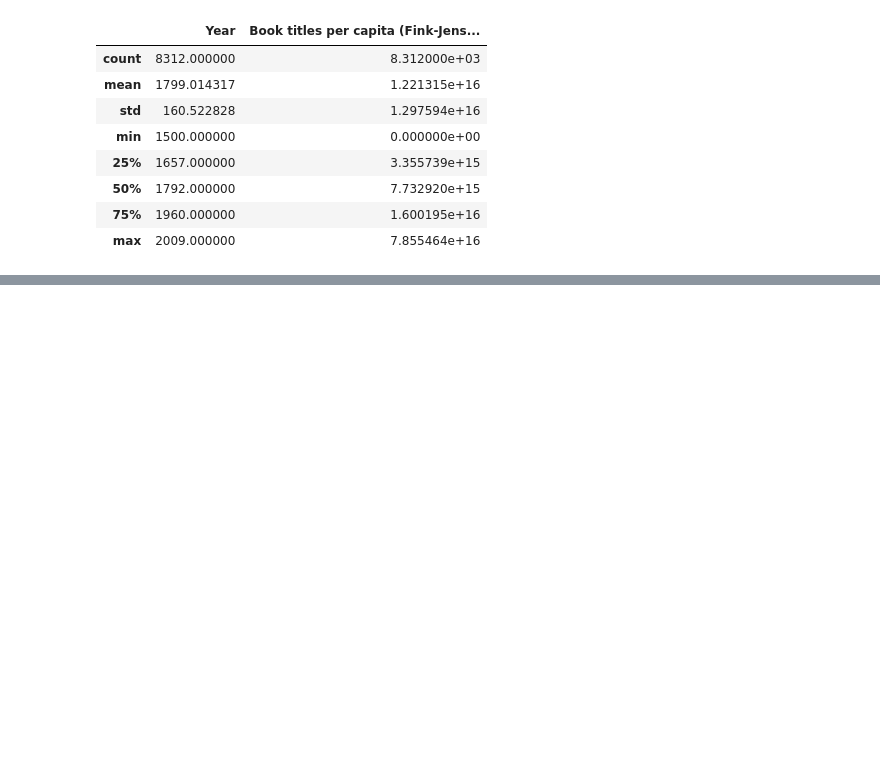
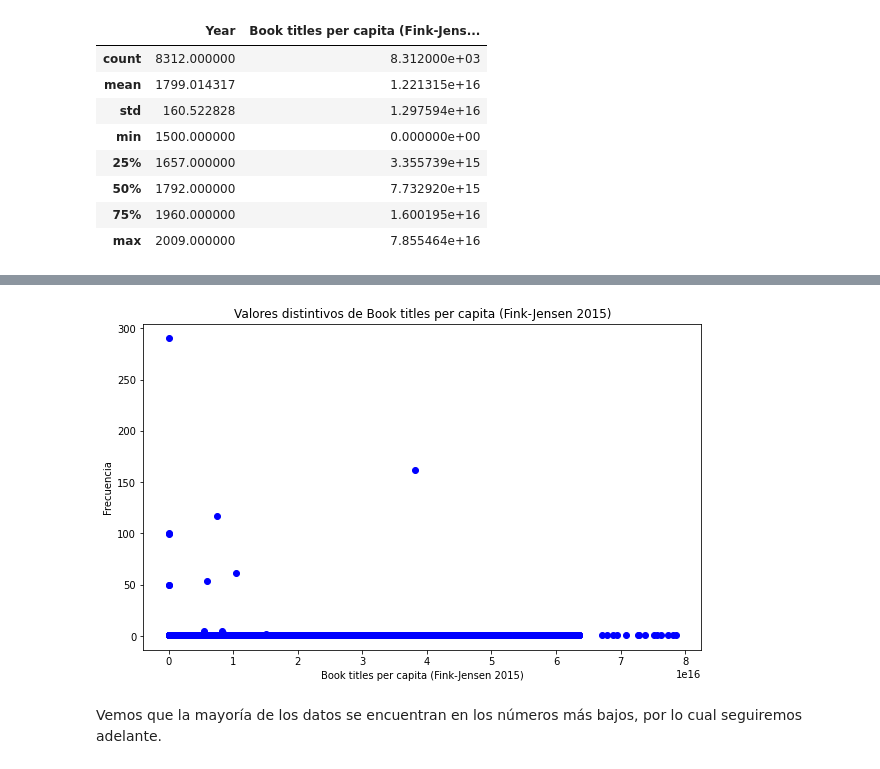
Before and after one commit to mariosanchez5/Limpieza-y-Transformacion-de-datos---Varios, a Jupyter notebook: Libros_Pais.ipynb, the cells around one changed output, grey strips where cells are left out. Saved outputs shown, nothing was run; the diff lists cells and outputs as text; code cells hidden in the pictures; blank space fills up the shorter version.

```diff
--- a/Libros_Pais.ipynb
+++ b/Libros_Pais.ipynb
@@ -94,0 +131,15 @@ Sin embargo para la columna Book titles per capita (Fink-Jensen 2015), el maximo
+# %%
+# Obtenemos los valores únicos y su frecuencia
+valores_unicos = df['Book titles per capita (Fink-Jensen 2015)'].value_counts().sort_index()
+
+plt.figure(figsize=(10, 6))
+plt.plot(valores_unicos.index, valores_unicos.values, marker='o', linestyle='', color='b')
+
+plt.xlabel('Book titles per capita (Fink-Jensen 2015)')
+plt.ylabel('Frecuencia')
+plt.title('Valores distintivos de Book titles per capita (Fink-Jensen 2015)')
+plt.show()
+# %% [output]
+[figure, added]
+# %% [markdown]
+Vemos que la mayoría de los datos se encuentran en los números más bajos, por lo cual seguiremos adelante.
```
Also changed, not shown: parts of 6 cells of this notebook.
